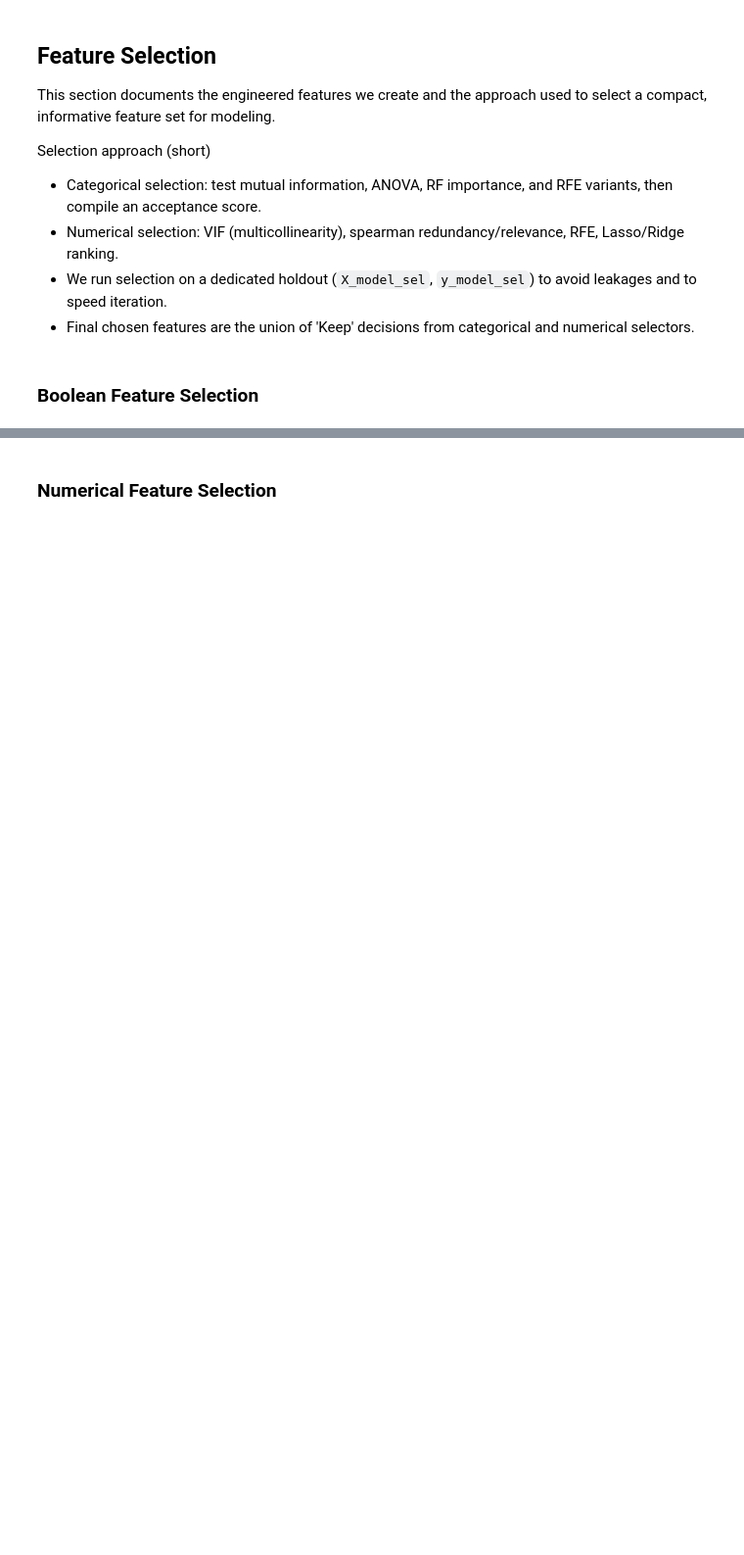
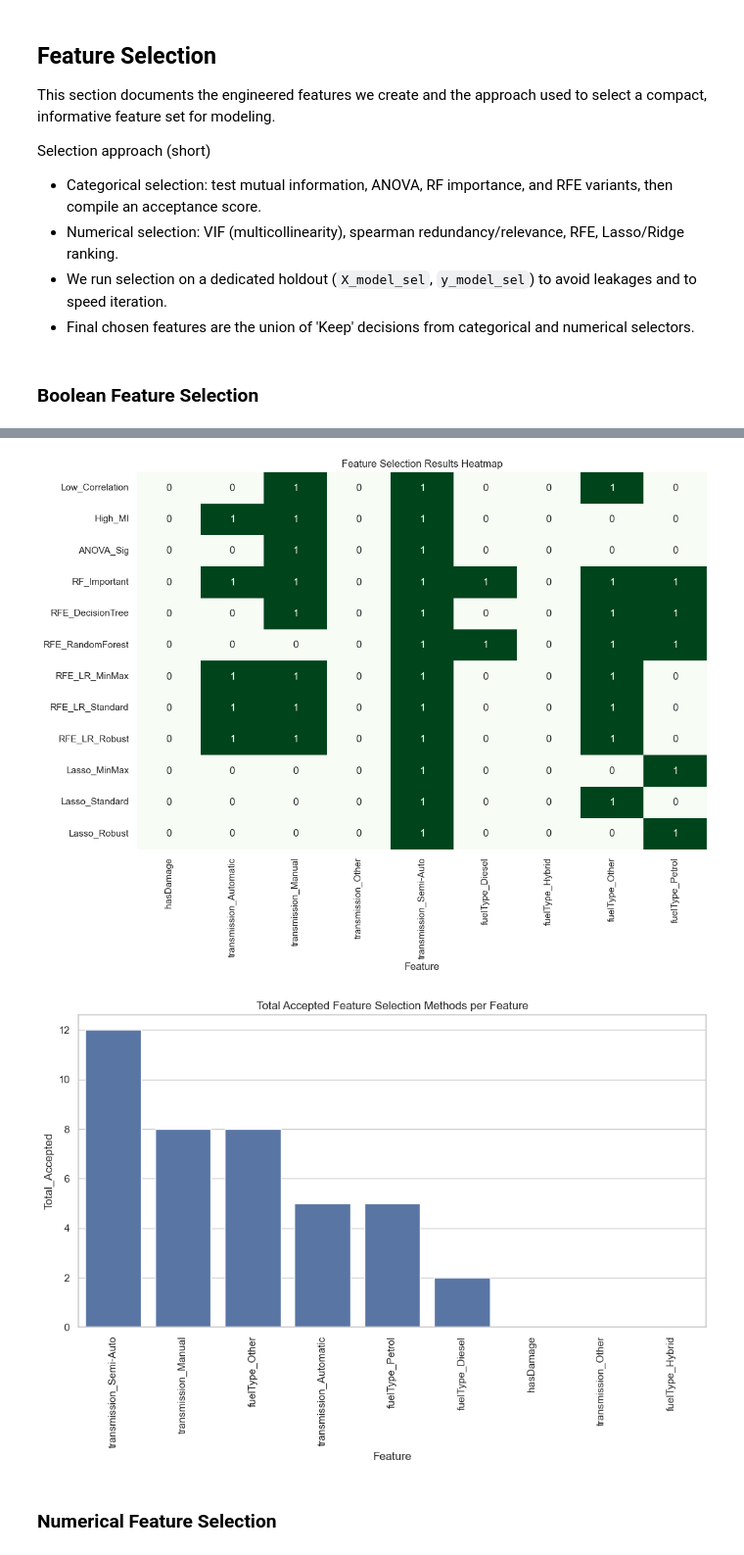
Before and after one commit to LeonardoDiCaterina/ML_group_45, a Jupyter notebook: Notebooks/3_Final_ML_template.ipynb, the cells around one changed output, grey strips where cells are left out. Shown at 98% size. Saved outputs shown, nothing was run; the diff lists cells and outputs as text; code cells hidden in the pictures; blank space fills up the shorter version.

```diff
--- a/Notebooks/3_Final_ML_template.ipynb
+++ b/Notebooks/3_Final_ML_template.ipynb
@@ -504,3 +517,24 @@ display(final_results_cat.head(10))
+# %%
+final_results_cat.columns
+# show a heatmap of the columns 'Feature', 'Low_Correlation', 'High_MI', 'ANOVA_Sig', 'RF_Important','RFE_DecisionTree', 'RFE_RandomForest', 'RFE_LR_MinMax','RFE_LR_Standard', 'RFE_LR_Robust', 'Lasso_MinMax', 'Lasso_Standard','Lasso_Robust', 'Total_Accepted', 'Accept_Rate'
+import seaborn as sns
+plt.figure(figsize=(12, 8))
+coorelation_tests = ['Feature', 'Low_Correlation', 'High_MI', 'ANOVA_Sig', 'RF_Important',
+       'RFE_DecisionTree', 'RFE_RandomForest', 'RFE_LR_MinMax',
+       'RFE_LR_Standard', 'RFE_LR_Robust', 'Lasso_MinMax', 'Lasso_Standard',
+       'Lasso_Robust']
+sns.heatmap(final_results_cat[coorelation_tests].set_index('Feature').T, annot=True, cmap='Greens', cbar=False)
+plt.title('Feature Selection Results Heatmap')
+plt.show()
+# shoe a bar plot of the 'Feature' vs 'Total_Accepted'
+plt.figure(figsize=(12, 6))
+sns.barplot(x='Feature', y='Total_Accepted', data=final_results_cat.sort_values(by='Total_Accepted', ascending=False))
+plt.xticks(rotation=90)
+plt.title('Total Accepted Feature Selection Methods per Feature')
+plt.show()
+# %% [output]
+[figure, added]
+[figure, added]
 # %% [markdown]
 ### Numerical Feature Selection
 # %%
```
Also changed, not shown: parts of 16 cells of this notebook, 10 other files.
